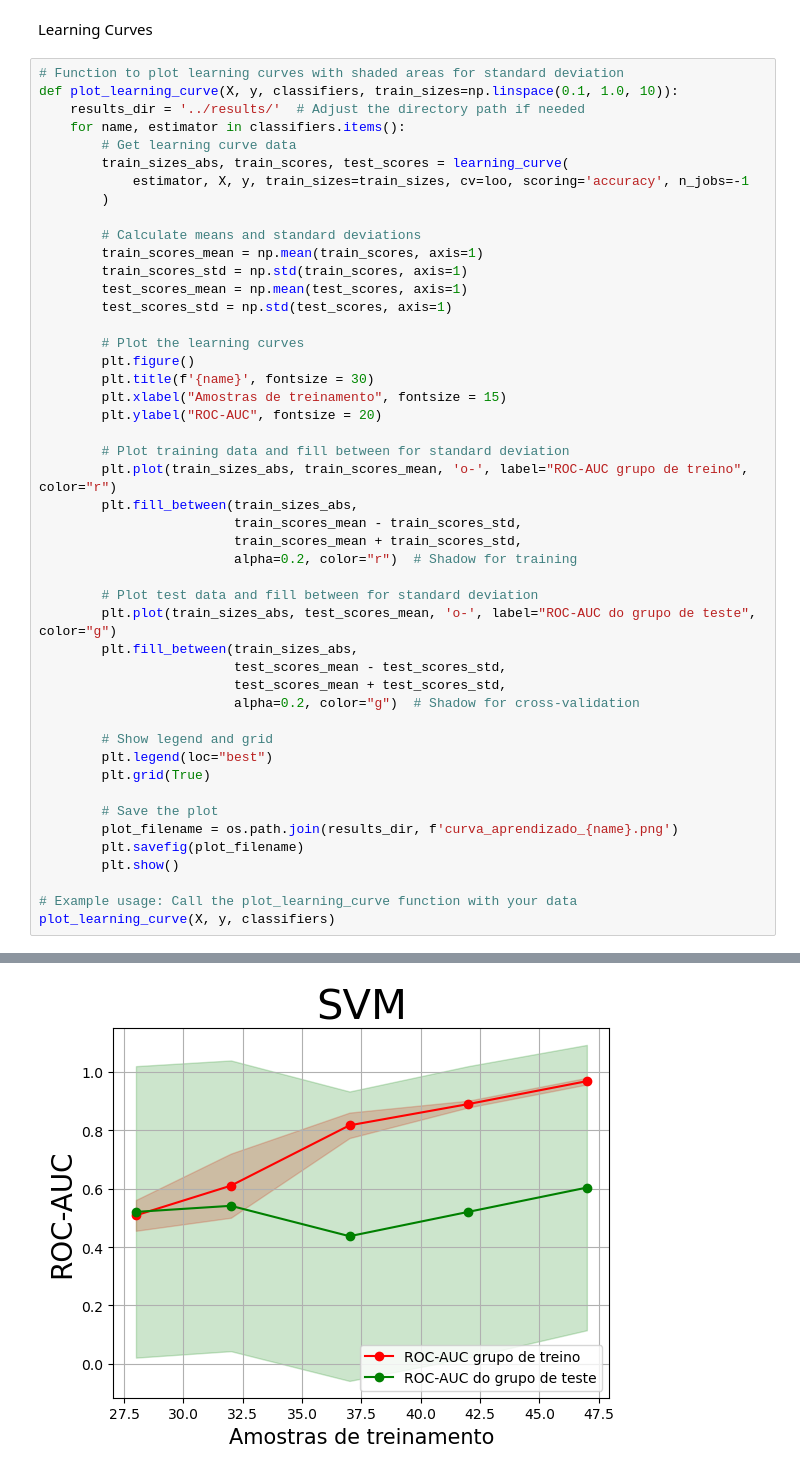
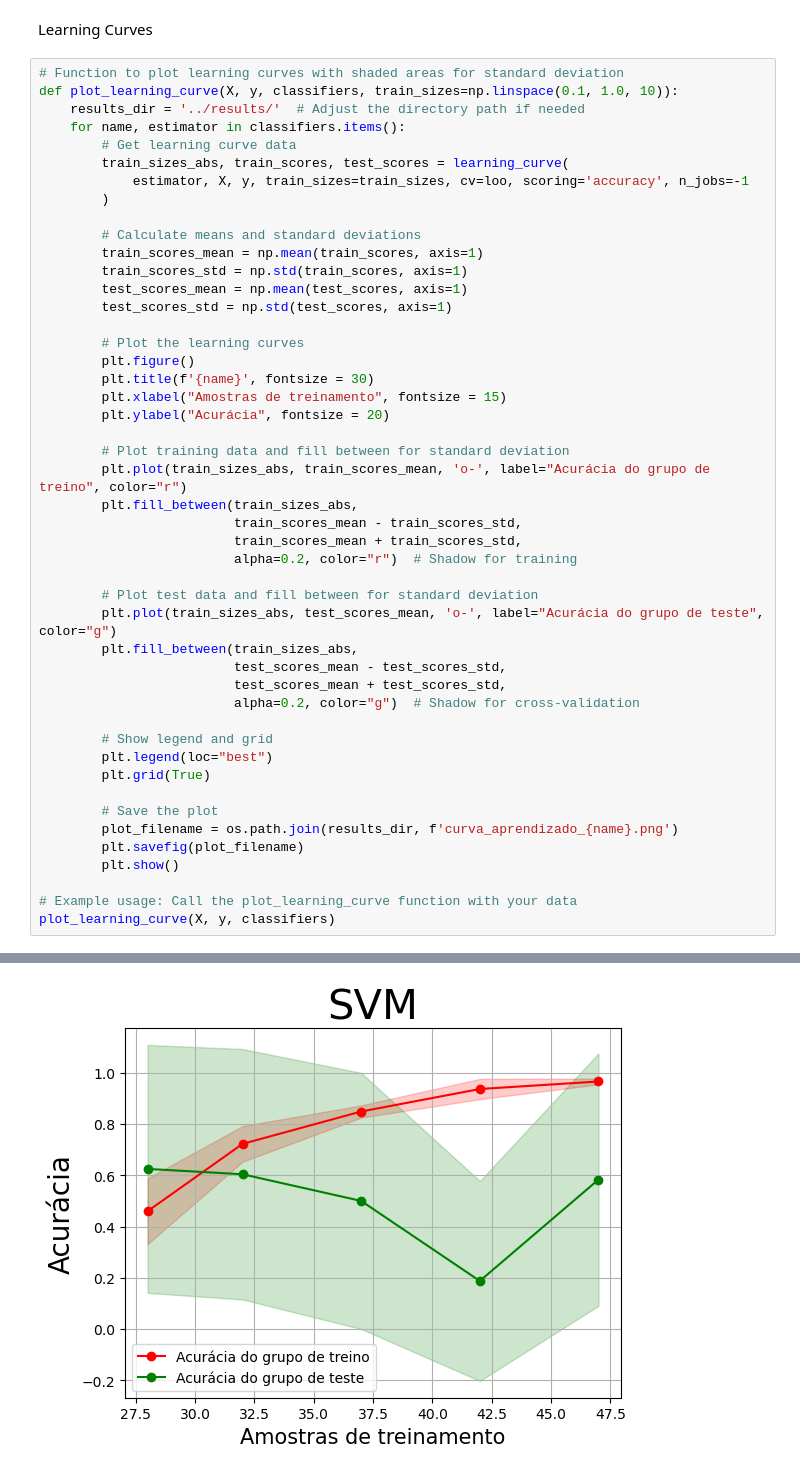
Before and after one commit to MatheusABomfim/ENTDP1_ML, a Jupyter notebook: Clinical_dataset/scripts/3_MEST_HTLV+ENTPD1+CLINICAL_Evaluation_metrics.ipynb, the cells around one changed output, grey strips where cells are left out. Saved outputs shown, nothing was run; the diff lists cells and outputs as text.

```diff
--- a/Clinical_dataset/scripts/3_MEST_HTLV+ENTPD1+CLINICAL_Evaluation_metrics.ipynb
+++ b/Clinical_dataset/scripts/3_MEST_HTLV+ENTPD1+CLINICAL_Evaluation_metrics.ipynb
@@ -586,17 +568,17 @@ def plot_learning_curve(X, y, classifiers, train_sizes=np.linspace(0.1, 1.0, 10)
         plt.figure()
         plt.title(f'{name}', fontsize = 30)
         plt.xlabel("Amostras de treinamento", fontsize = 15)
-        plt.ylabel("ROC-AUC", fontsize = 20)
+        plt.ylabel("Acurácia", fontsize = 20)
 
         # Plot training data and fill between for standard deviation
-        plt.plot(train_sizes_abs, train_scores_mean, 'o-', label="ROC-AUC grupo de treino", color="r")
+        plt.plot(train_sizes_abs, train_scores_mean, 'o-', label="Acurácia do grupo de treino", color="r")
         plt.fill_between(train_sizes_abs,
                          train_scores_mean - train_scores_std,
                          train_scores_mean + train_scores_std,
                          alpha=0.2, color="r")  # Shadow for training
 
         # Plot test data and fill between for standard deviation
-        plt.plot(train_sizes_abs, test_scores_mean, 'o-', label="ROC-AUC do grupo de teste", color="g")
+        plt.plot(train_sizes_abs, test_scores_mean, 'o-', label="Acurácia do grupo de teste", color="g")
         plt.fill_between(train_sizes_abs,
                          test_scores_mean - test_scores_std,
                          test_scores_mean + test_scores_std,
@@ -623,4 +605,4 @@ plot_learning_curve(X, y, classifiers)
-[figure, old version]
+[figure, new version]
 Traceback (most recent call last):
   File "/home/bioinfo-icb/anaconda3/envs/ML_HTLV/lib/python3.11/site-packages/sklearn/model_selection/_validation.py", line 767, in _score
     scores = scorer(estimator, X_test, y_test)
```
Also changed, not shown: parts of 5 cells of this notebook.
